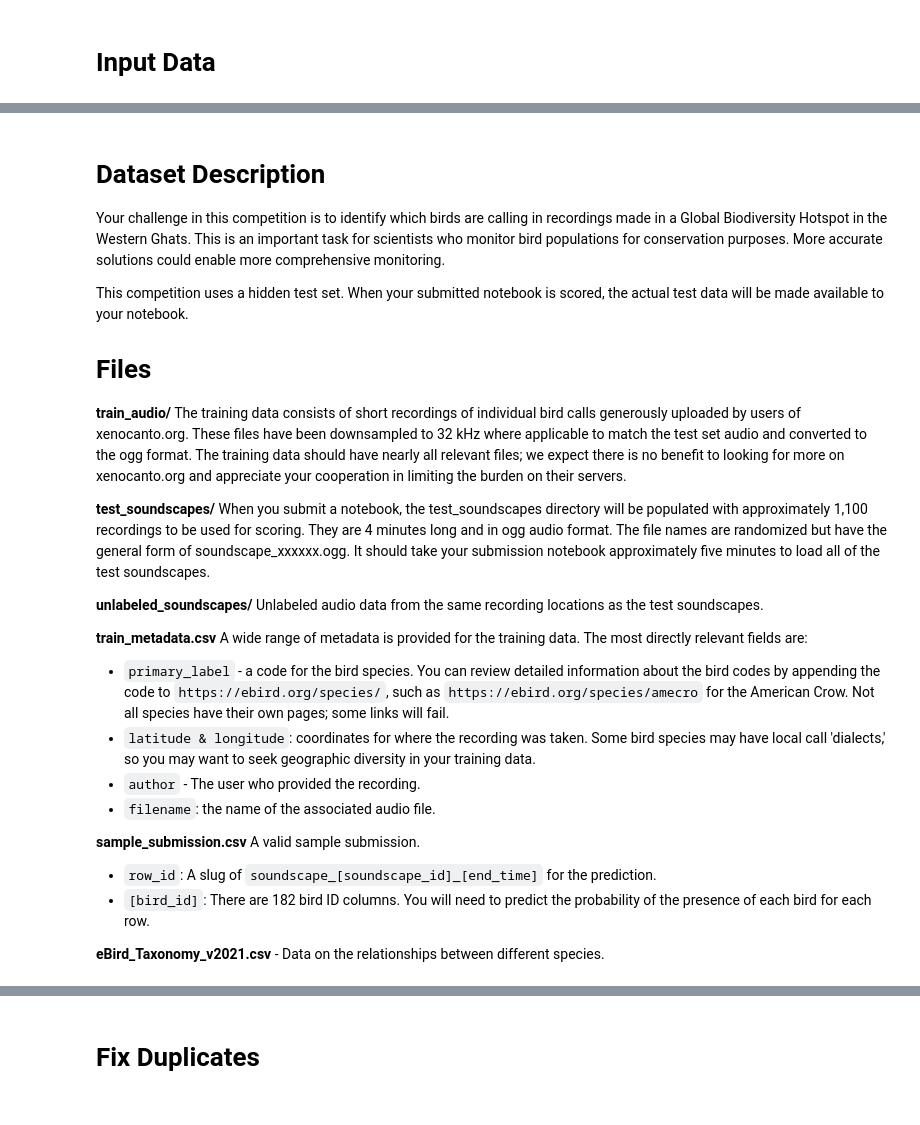
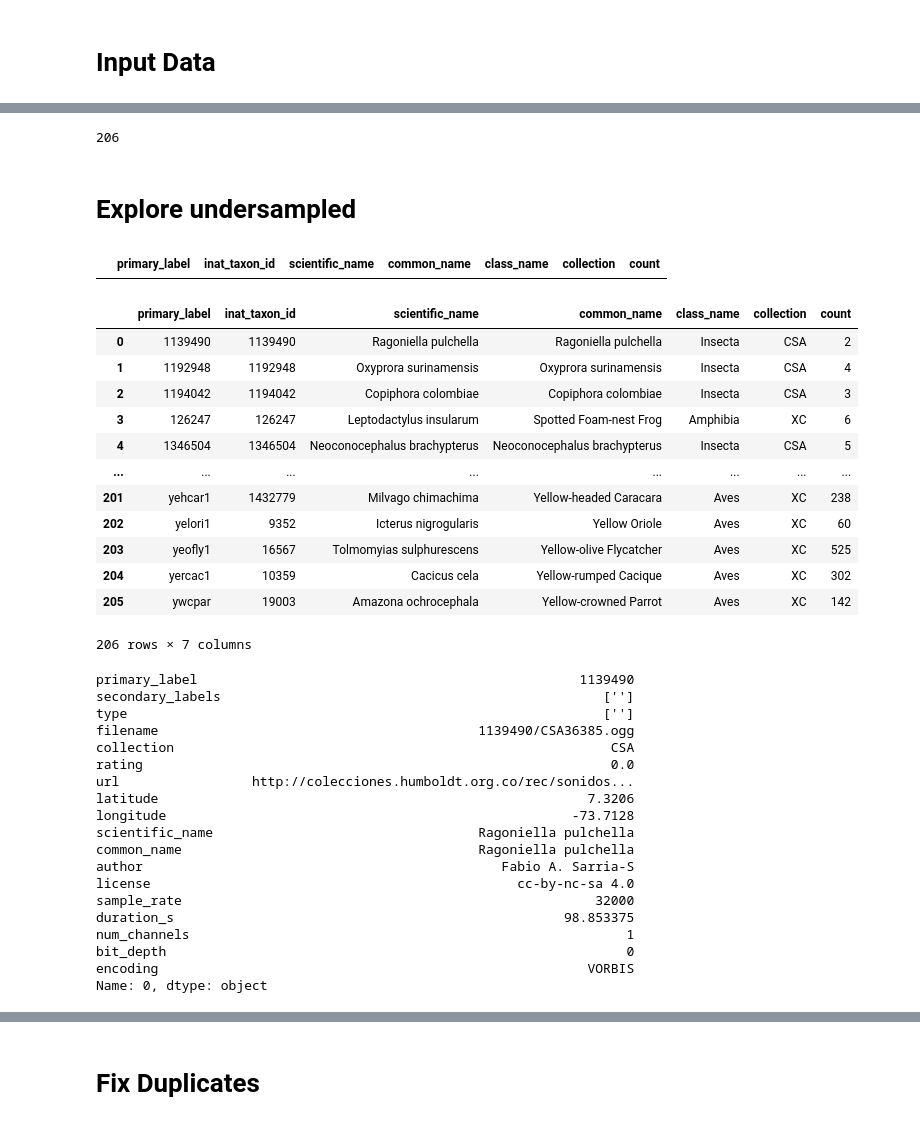
Before and after one commit to VSydorskyy/BirdCLEF_2025_2nd_place, a Jupyter notebook: notebooks/data_observation.ipynb, the cells around one changed output, grey strips where cells are left out. Drawn from its saved outputs; the diff is of its cells as text; code cells hidden in the pictures.

```diff
--- a/notebooks/data_observation.ipynb
+++ b/notebooks/data_observation.ipynb
@@ -58,2 +256,6 @@ set(scored_birds)
+# %%
+len(scored_birds)
+# %% [output]
+206
 # %%
 write_json(
@@ -69,28 +265,2 @@ train_metadata_22_24
-# %% [markdown]
-# Dataset Description
-
-Your challenge in this competition is to identify which birds are calling in recordings made in a Global Biodiversity Hotspot in the Western Ghats. This is an important task for scientists who monitor bird populations for conservation purposes. More accurate solutions could enable more comprehensive monitoring.
-
-This competition uses a hidden test set. When your submitted notebook is scored, the actual test data will be made available to your notebook.
-
-# Files
-
-**train_audio/** The training data consists of short recordings of individual bird calls generously uploaded by users of xenocanto.org. These files have been downsampled to 32 kHz where applicable to match the test set audio and converted to the ogg format. The training data should have nearly all relevant files; we expect there is no benefit to looking for more on xenocanto.org and appreciate your cooperation in limiting the burden on their servers.
-
-**test_soundscapes/** When you submit a notebook, the test_soundscapes directory will be populated with approximately 1,100 recordings to be used for scoring. They are 4 minutes long and in ogg audio format. The file names are randomized but have the general form of soundscape_xxxxxx.ogg. It should take your submission notebook approximately five minutes to load all of the test soundscapes.
-
-**unlabeled_soundscapes/** Unlabeled audio data from the same recording locations as the test soundscapes.
-
-**train_metadata.csv** A wide range of metadata is provided for the training data. The most directly relevant fields are:
-
-- `primary_label` - a code for the bird species. You can review detailed information about the bird codes by appending the code to `https://ebird.org/species/`, such as `https://ebird.org/species/amecro` for the American Crow. Not all species have their own pages; some links will fail.
-- `latitude & longitude`: coordinates for where the recording was taken. Some bird species may have local call 'dialects,' so you may want to seek geographic diversity in your training data.
-- `author` - The user who provided the recording.
-- `filename`: the name of the associated audio file.
-
-**sample_submission.csv** A valid sample submission.
-
-- `row_id`: A slug of `soundscape_[soundscape_id]_[end_time]` for the prediction.
-- `[bird_id]`: There are 182 bird ID columns. You will need to predict the probability of the presence of each bird for each row.
-
-**eBird_Taxonomy_v2021.csv** - Data on the relationships between different species.
+# %% [markdown]
+# Explore undersampled
@@ -96,0 +280,42 @@ This competition uses a hidden test set. When your submitted notebook is scored,
+# %%
+eBird_Taxonomy_v2021[eBird_Taxonomy_v2021["count"] == 500]
+# %% [output]
+|  | primary_label | inat_taxon_id | scientific_name | common_name | class_name | collection | count |
+# %%
+eBird_Taxonomy_v2021
+# %% [output]
+|  | primary_label | inat_taxon_id | scientific_name | common_name | class_name | collection | count |
+| 0 | 1139490 | 1139490 | Ragoniella pulchella | Ragoniella pulchella | Insecta | CSA | 2 |
+| 1 | 1192948 | 1192948 | Oxyprora surinamensis | Oxyprora surinamensis | Insecta | CSA | 4 |
+| 2 | 1194042 | 1194042 | Copiphora colombiae | Copiphora colombiae | Insecta | CSA | 3 |
+| 3 | 126247 | 126247 | Leptodactylus insularum | Spotted Foam-nest Frog | Amphibia | XC | 6 |
+| 4 | 1346504 | 1346504 | Neoconocephalus brachypterus | Neoconocephalus brachypterus | Insecta | CSA | 5 |
+| ... | ... | ... | ... | ... | ... | ... | ... |
+| 201 | yehcar1 | 1432779 | Milvago chimachima | Yellow-headed Caracara | Aves | XC | 238 |
+| 202 | yelori1 | 9352 | Icterus nigrogularis | Yellow Oriole | Aves | XC | 60 |
+| 203 | yeofly1 | 16567 | Tolmomyias sulphurescens | Yellow-olive Flycatcher | Aves | XC | 525 |
+| 204 | yercac1 | 10359 | Cacicus cela | Yellow-rumped Cacique | Aves | XC | 302 |
+| 205 | ywcpar | 19003 | Amazona ochrocephala | Yellow-crowned Parrot | Aves | XC | 142 |
+206 rows × 7 columns
+# %%
+train_metadata[train_metadata["collection"] == "CSA"].iloc[0]
+# %% [output]
+primary_label                                                 1139490
+secondary_labels                                                 ['']
+type                                                             ['']
+filename                                         1139490/CSA36385.ogg
+collection                                                        CSA
+rating                                                            0.0
+url                 http://colecciones.humboldt.org.co/rec/sonidos...
+latitude                                                       7.3206
+longitude                                                    -73.7128
+scientific_name                                  Ragoniella pulchella
+common_name                                      Ragoniella pulchella
+author                                              Fabio A. Sarria-S
+license                                               cc-by-nc-sa 4.0
+sample_rate                                                     32000
+duration_s                                                  98.853375
+num_channels                                                        1
+bit_depth                                                           0
+encoding                                                       VORBIS
+Name: 0, dtype: object
```
Also changed, not shown: parts of 48 cells of this notebook, 36 other files.
